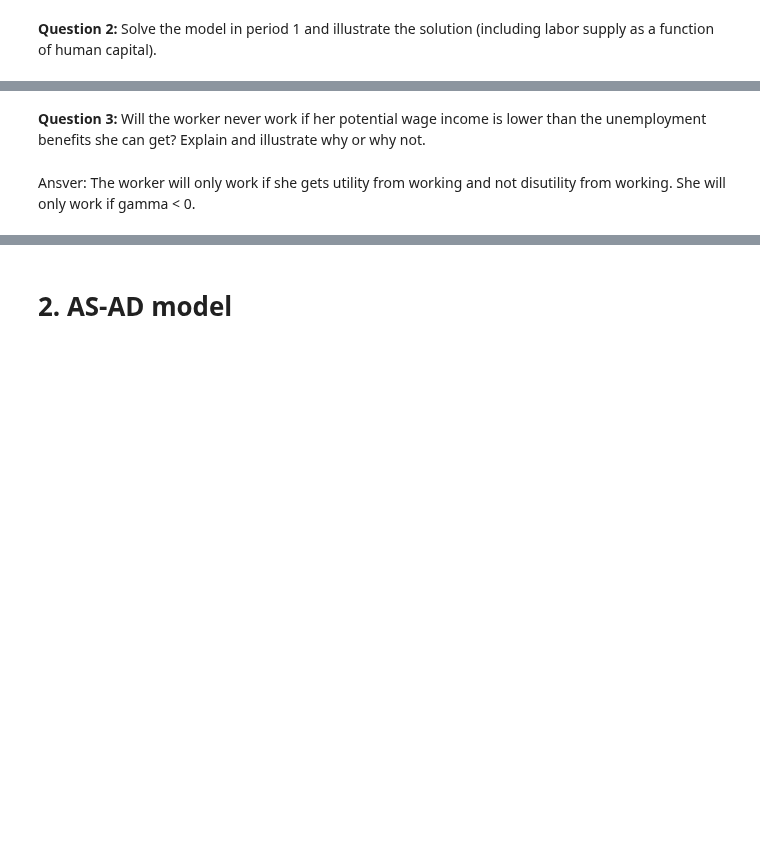
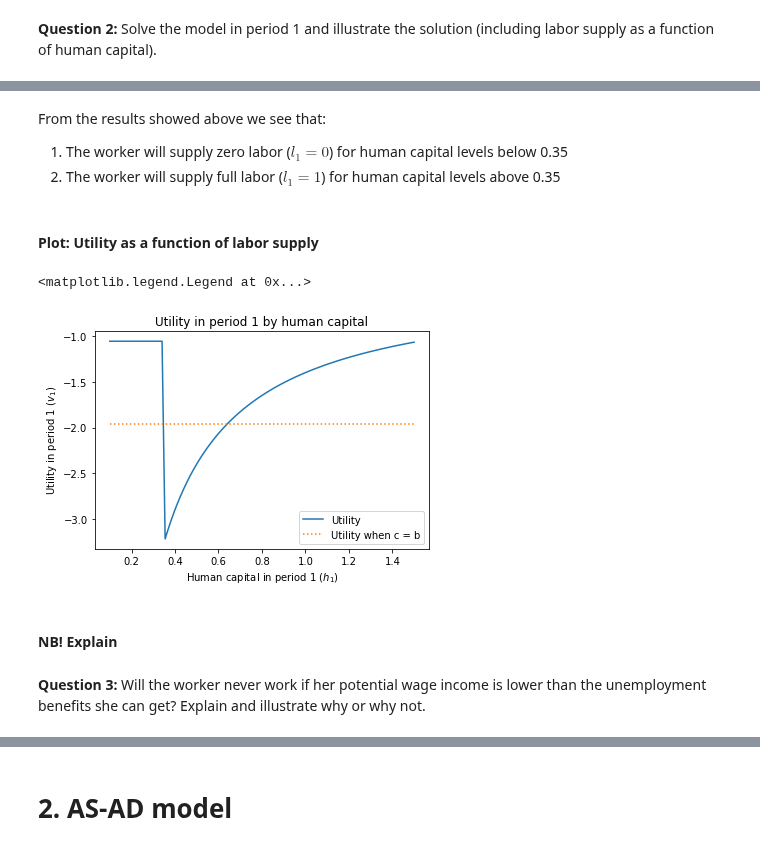
Before and after one commit to NumEconCopenhagen/projects-2019-wms, a Jupyter notebook: examproject/exam_2019.ipynb, the cells around one changed output, grey strips where cells are left out. Cells and saved outputs as stored; diff of their text form; code cells hidden in the pictures; blank space fills up the shorter version.

```diff
--- a/examproject/exam_2019.ipynb
+++ b/examproject/exam_2019.ipynb
@@ -225,4 +261,25 @@ Text(0, 0.5, '$c_1$')
+# %% [markdown]
+From the results showed above we see that:
+1. The worker will supply zero labor ($l_1 = 0$) for human capital levels below 0.35
+1. The worker will supply full labor ($l_1 = 1$) for human capital levels above 0.35
+# %% [markdown]
+#### Plot: Utility as a function of labor supply
+# %%
+# Plot labor supply as a function of human capital
+
+fig = plt.figure()
+ax = fig.add_subplot(1,1,1)
+ax.plot(h1_vec,v1_vec, label = 'Utility')
+ax.plot(h1_vec,v1_vec_b, linestyle= ':', label = 'Utility when c = b')
+#ax.grid()
+ax.set_xlabel('Human capital in period 1 ($h_1$)') #
+ax.set_ylabel('Utility in period 1 ($v_1$)')
+ax.set_title('Utility in period 1 by human capital')
+ax.legend()
+# %% [output]
+<matplotlib.legend.Legend at 0x...>
+[figure, added]
+# %% [markdown]
+#### NB! Explain
 # %% [markdown]
 **Question 3:** Will the worker never work if her potential wage income is lower than the unemployment benefits she can get? Explain and illustrate why or why not.
-# %% [markdown]
-Ansver: The worker will only work if she gets utility from working and not disutility from working. She will only work if gamma < 0.
```
Also changed, not shown: parts of 25 cells of this notebook.
